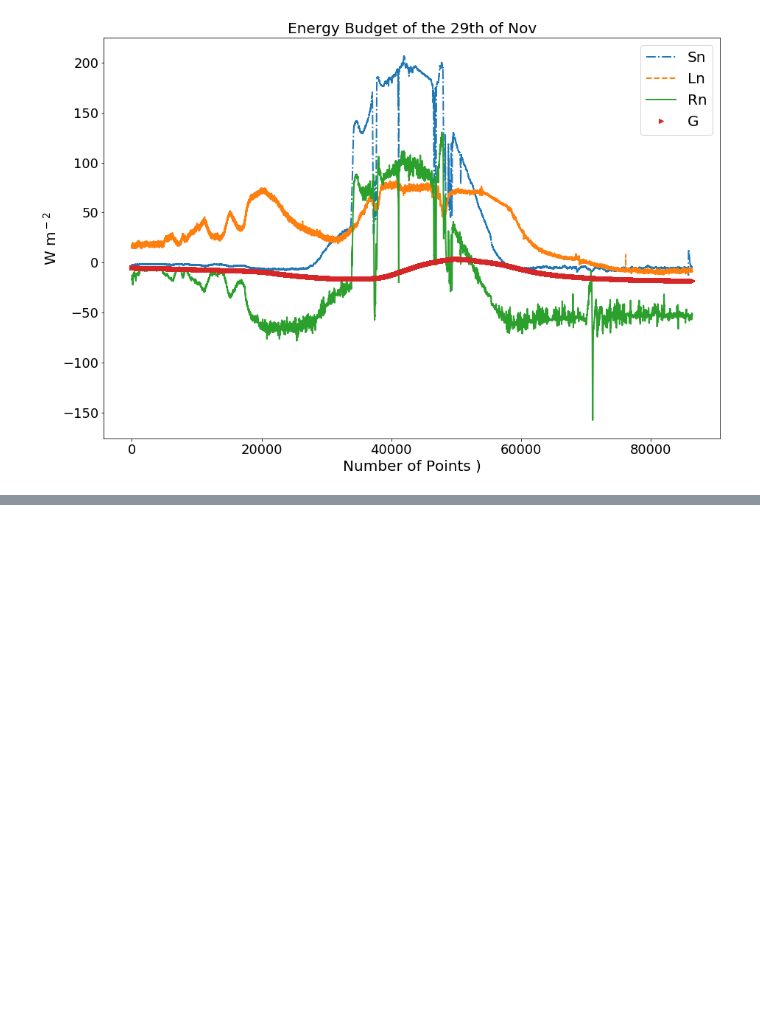
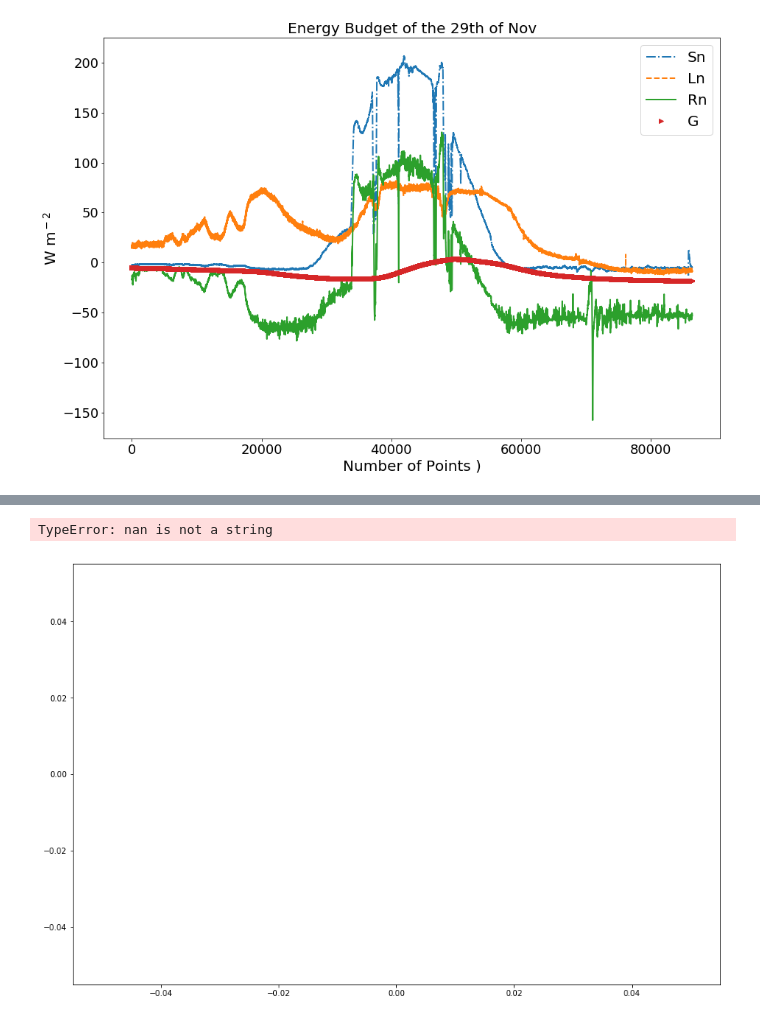
Before and after one commit to IsabelSmith1998/Assignment-Two--25002661, a Jupyter notebook: Assignmnet two.ipynb, the cells around one changed output, grey strips where cells are left out. Saved outputs shown, nothing was run; the diff lists cells and outputs as text; code cells hidden in the pictures; blank space fills up the shorter version.

```diff
--- a/Assignmnet two.ipynb
+++ b/Assignmnet two.ipynb
@@ -51,11 +53,0 @@ data31 = np.genfromtxt("UoR_Data (7).csv", delimiter =',', skip_header=66, filli
-# %%
-Rn2 = data31[:,13]
-Td2 = data31[:,1]
-Tgrass2 = data31[:,2]
-WetBulbT2 = data31[:,3]
-RH2 = data31[:,4]
-Ldw2 = data31[:,11]
-Luw2 =data31[:,12]
-Sdw2= data31[:,14]
-suw2= data31[:,15]
-time= data31[:,1]
@@ -112,13 +53,0 @@ data29 = np.genfromtxt("UoR_Data(29).csv", delimiter =',', skip_header=4, fillin
-# %%
-Rn2 = data29[:,9]
-Tsoil = data29[:,1]
-Td = data29[:,2]
-Tgrass= data29[:,3]
-WetBulbT2 = data29[:,4]
-RH2 = data29[:,5]
-G = data29[:,6]
-Ldw2 = data29[:,7]
-Luw2 =data29[:,8]
-Sdw2= data29[:,10]
-suw2= data29[:,11]
-time= data29[:,1]
@@ -160,0 +106,14 @@ Text(0.5, 0, 'Number of Points )')
+# %%
+plt.figure(num=1, figsize=(15,10))
+plt.plot(figsize=(15,200))
+plt.plot(Tgrass,label='Grass Temp',lw=0.5,color='green')
+plt.plot(Td,label='Dry bulb Temp',lw=0.5, color='red')
+plt.plot(WetBulbT2,label='Wet bulb temp',lw=0.5, color='blue')
+plt.ylabel('Temp $^\circ$C',fontsize=20)
+plt.tick_params(labelsize= 16)
+plt.legend(loc=2,fontsize=20)
+plt.title('Temp 20/12/17',fontsize=20)
+plt.xlabel('Number of Points',fontsize=20)
+# %% [output]
+TypeError: nan is not a string
+[figure, added]
```
Also changed, not shown: parts of 27 cells of this notebook, 7 other files.
